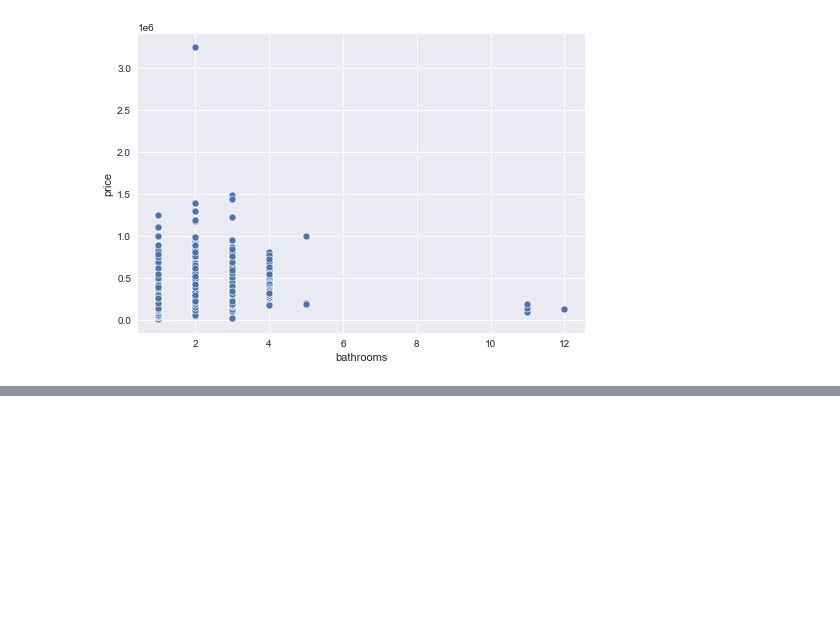
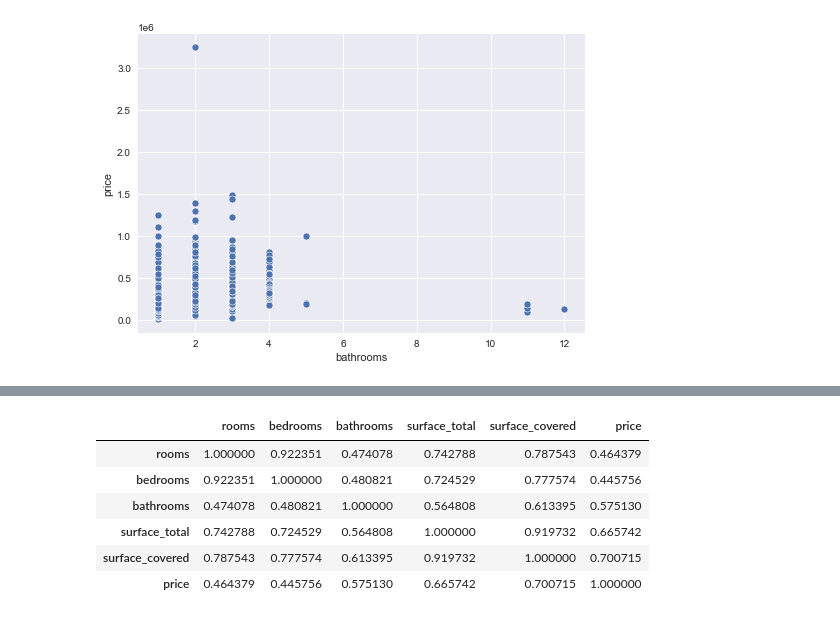
Before and after one commit to ldotto46/01.Proj_Real-State, a Jupyter notebook: Properati_analisys.ipynb, the cells around one changed output, grey strips where cells are left out. Drawn from its saved outputs; the diff is of its cells as text; code cells hidden in the pictures; blank space fills up the shorter version.

```diff
--- a/Properati_analisys.ipynb
+++ b/Properati_analisys.ipynb
@@ -369,0 +365,10 @@ sns.pairplot(data = dfil, palette="Blues_d")
+# %%
+dfil.corr()
+# %% [output]
+|  | rooms | bedrooms | bathrooms | surface_total | surface_covered | price |
+| rooms | 1.000000 | 0.922351 | 0.474078 | 0.742788 | 0.787543 | 0.464379 |
+| bedrooms | 0.922351 | 1.000000 | 0.480821 | 0.724529 | 0.777574 | 0.445756 |
+| bathrooms | 0.474078 | 0.480821 | 1.000000 | 0.564808 | 0.613395 | 0.575130 |
+| surface_total | 0.742788 | 0.724529 | 0.564808 | 1.000000 | 0.919732 | 0.665742 |
+| surface_covered | 0.787543 | 0.777574 | 0.613395 | 0.919732 | 1.000000 | 0.700715 |
+| price | 0.464379 | 0.445756 | 0.575130 | 0.665742 | 0.700715 | 1.000000 |
```
Also changed, not shown: parts of 8 cells of this notebook.
